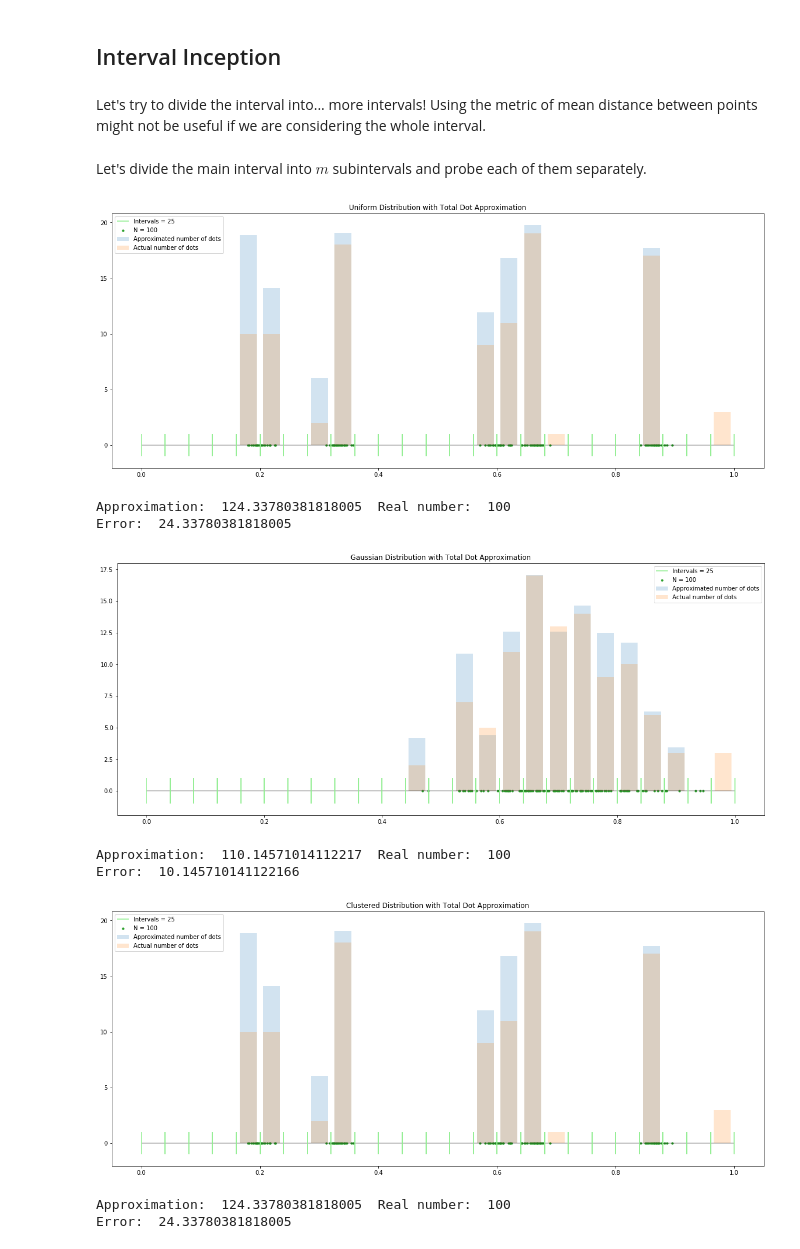
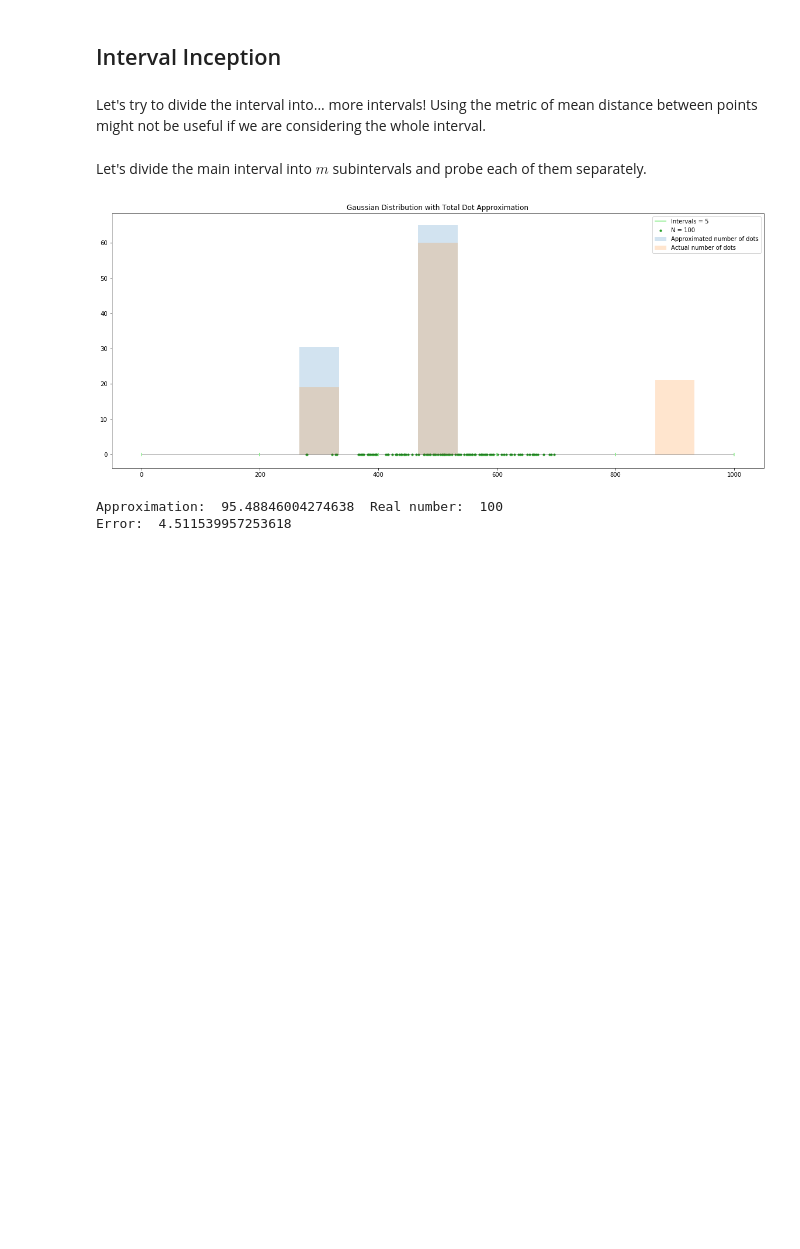
Before and after one commit to sebastiandro/probing-density, a Jupyter notebook: Probing Density.ipynb, the cells around one changed output. Cells and saved outputs as stored; diff of their text form; code cells hidden in the pictures; blank space fills up the shorter version.

Commit message:
Changed magnitude of interval to integers

```diff
--- a/Probing Density.ipynb
+++ b/Probing Density.ipynb
@@ -209,7 +210,7 @@ Looks pretty neat! The barplot makes it look like we're ways off, but in reality
 # %%
 approximations = []
 for i in range(1000):
-    n_approx, _ = simple_probing(dots_gauss, 100, 0, 1)
+    n_approx, _ = simple_probing(dots_gauss, 100, 0, x_max)
     approximations.append(n_approx)
 
 aprx = np.array(approximations)
@@ -225,7 +226,7 @@ We're beginning to see some issues with the algorithm. The error rate is around
 # %%
 approximations = []
 for i in range(1000):
-    n_approx, _ = simple_probing(dots_clustrs, 100, 0, 1)
+    n_approx, _ = simple_probing(dots_clustrs, 100, 0, x_max)
     approximations.append(n_approx)
 
 aprx = np.array(approximations)
@@ -242,8 +243,8 @@ Let's try to divide the interval into... more intervals! Using the metric of mea
 Let's divide the main interval into $m$ subintervals and probe each of them separately.
 # %%
 def create_intervals(m):
-    step = 1 / m
-    interval_borders = np.arange(0,1 + step, step)
+    step = x_max / m
+    interval_borders = np.arange(0, x_max + step, step)
     intervals = [(i,j) for i,j in zip(interval_borders, interval_borders[1:])]
     return intervals
 
@@ -317,59 +318,53 @@ def get_approximations_from_intv_densities(intv_densities):
     n_approx = []
     for i,a in enumerate(dens):
         if a > 0:
-            n_approx.append((1/n_intervals)/a)
+            n_approx.append((x_max/n_intervals)/a)
         else:
             n_approx.append(0)
     return np.array(n_approx)
 # %%
 N = 100
-d = 0.001
+d = 1
 dots = dots_gauss = generate_dots(N,d, custom_randunif)
 dots_gauss = dots_gauss = generate_dots(N,d, custom_gaussian)
 dots_clustrs = generate_clustrs(N, d, num_clusters=5)
 # %%
 def create_interval_density_plot(dots, title="Inverse Density function", n_intervals=10):
     intervals = create_intervals(n_intervals)
-    intv_densities = get_interval_densities(np.array(dots), intervals)
-    intv_densities = np.array(intv_densities)
+    intv_densities = np.array(get_interval_densities(np.array(dots), intervals))
+    print(intv_densiti)
     N_approximations = get_approximations_from_intv_densities(intv_densities)
-    interval_means = [r - (1 / n_intervals / 2) for l,r in intervals]
+    interval_means = [r - (x_max / n_intervals / 2) for l,r in intervals]
     actual_num_dots_in_intervals = get_number_dots_in_intervals(dots, intervals)
 
     N = len(dots)
     y = [0 for i in range(N)]
     plt.figure(figsize=(20,8))
-    plt.hlines(0,0,1, alpha=0.3)
+    plt.hlines(0,0, x_max, alpha=0.3)
 
     max_density = intv_densities.max()
 
-    plt.bar(interval_means, N_approximations, width = 1/(n_intervals+10), alpha=0.2, label='Approximated number of dots')
-    plt.bar(interval_means, actual_num_dots_in_intervals, width = 1/(n_intervals+10), alpha=0.2, label='Actual number of dots')
-    plt.vlines(intervals, ymin=-1, ymax=1, colors='lightgreen', label='Intervals = %d' % (n_intervals))
+    plt.bar(interval_means, N_approximations, width = x_max/(n_intervals+10), alpha=0.2, label='Approximated number of dots')
+    plt.bar(interval_means, actual_num_dots_in_intervals, width = x_max/(n_intervals+10), alpha=0.2, label='Actual number of dots')
+    plt.vlines(intervals, ymin=-0.55, ymax=0.5, colors='lightgreen', label='Intervals = %d' % (n_intervals))
     plt.title(title)
     plt.scatter(dots, y, s=10, label='N = %d' % (N))
     plt.legend()
     plt.show()
 
     print("Approximation: ",  N_approximations.sum() , " Real number: ", len(dots))
     print("Error: ", abs(len(dots) - N_approximations.sum()))
 
 
-n_intervals = 25
+n_intervals = 5
 
-create_interval_density_plot(dots, title="Uniform Distribution with Total Dot Approximation", n_intervals=n_intervals)
+#create_interval_density_plot(dots, title="Uniform Distribution with Total Dot Approximation", n_intervals=n_intervals)
 create_interval_density_plot(dots_gauss, title="Gaussian Distribution with Total Dot Approximation", n_intervals=n_intervals)
-create_interval_density_plot(dots_clustrs, title="Clustered Distribution with Total Dot Approximation", n_intervals=n_intervals)
+#create_interval_density_plot(dots_clustrs, title="Clustered Distribution with Total Dot Approximation", n_intervals=n_intervals)
 # %% [output]
-[figure, old version]
+[figure, new version]
-Approximation:  124.33780381818005  Real number:  100
-Error:  24.33780381818005
+Approximation:  95.48846004274638  Real number:  100
+Error:  4.511539957253618
-[figure, removed]
-Approximation:  110.14571014112217  Real number:  100
-Error:  10.145710141122166
-[figure, removed]
-Approximation:  124.33780381818005  Real number:  100
-Error:  24.33780381818005
 # %%
 def error_vs_intervals_plot(dots, title='Error vs number of intervals'):
     N = len(dots)
```
Also changed, not shown: parts of 11 cells of this notebook.
